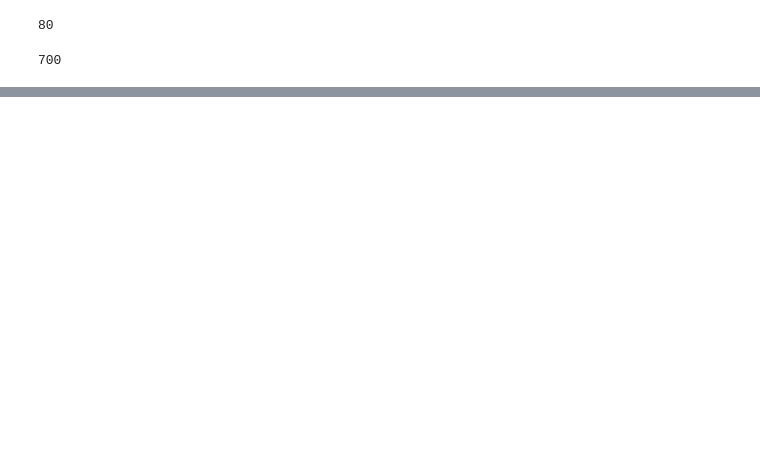
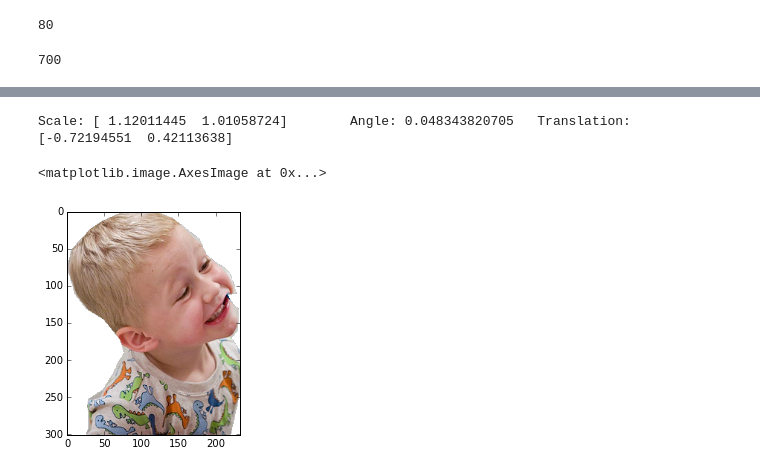
Before and after one commit to jccaicedo/localization-agent, a Jupyter notebook: Synthetic tracking examples from static images.ipynb, the cells around one changed output, grey strips where cells are left out. Saved outputs shown, nothing was run; the diff lists cells and outputs as text; code cells hidden in the pictures; blank space fills up the shorter version.

```diff
--- a/Synthetic tracking examples from static images.ipynb
+++ b/Synthetic tracking examples from static images.ipynb
@@ -86,0 +89,11 @@ AttributeError: 'module' object has no attribute 'AffineSampler'
+# %%
+print aSampler
+# %% [output]
+Scale: [ 1.12011445  1.01058724]        Angle: 0.048343820705   Translation: [-0.72194551  0.42113638]
+# %%
+crop = aSampler.segmentCrop(image, anns[1]['segmentation'][0])
+# %%
+imshow(numpy.asarray(crop))
+# %% [output]
+<matplotlib.image.AxesImage at 0x...>
+[figure, added]
```
Also changed, not shown: parts of 13 cells of this notebook.
